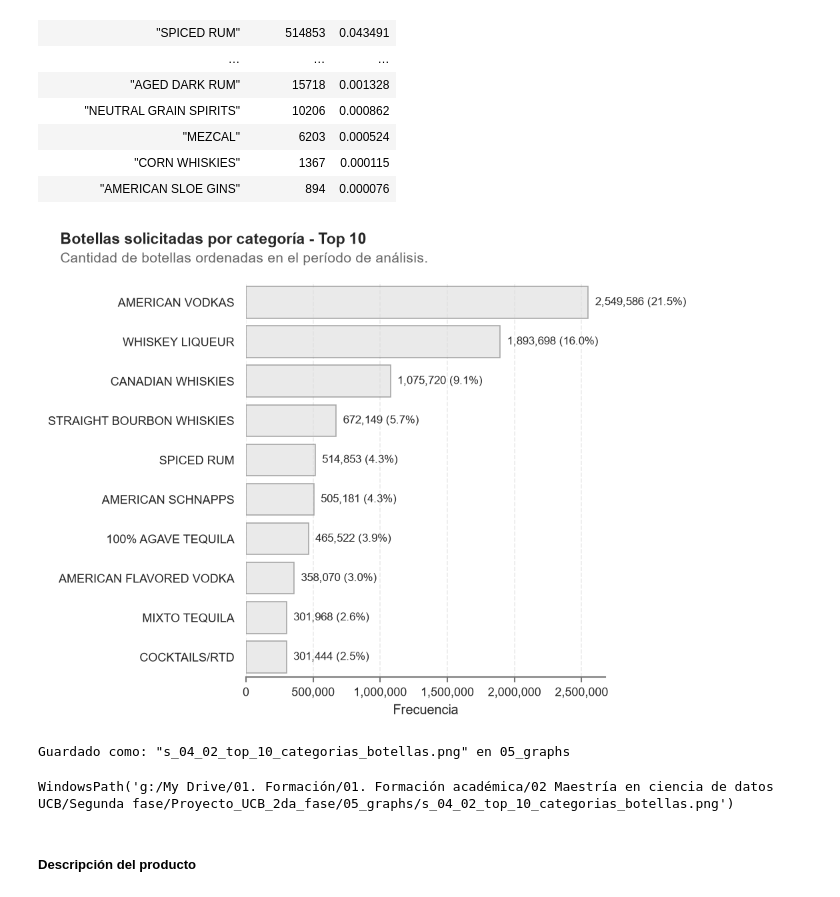
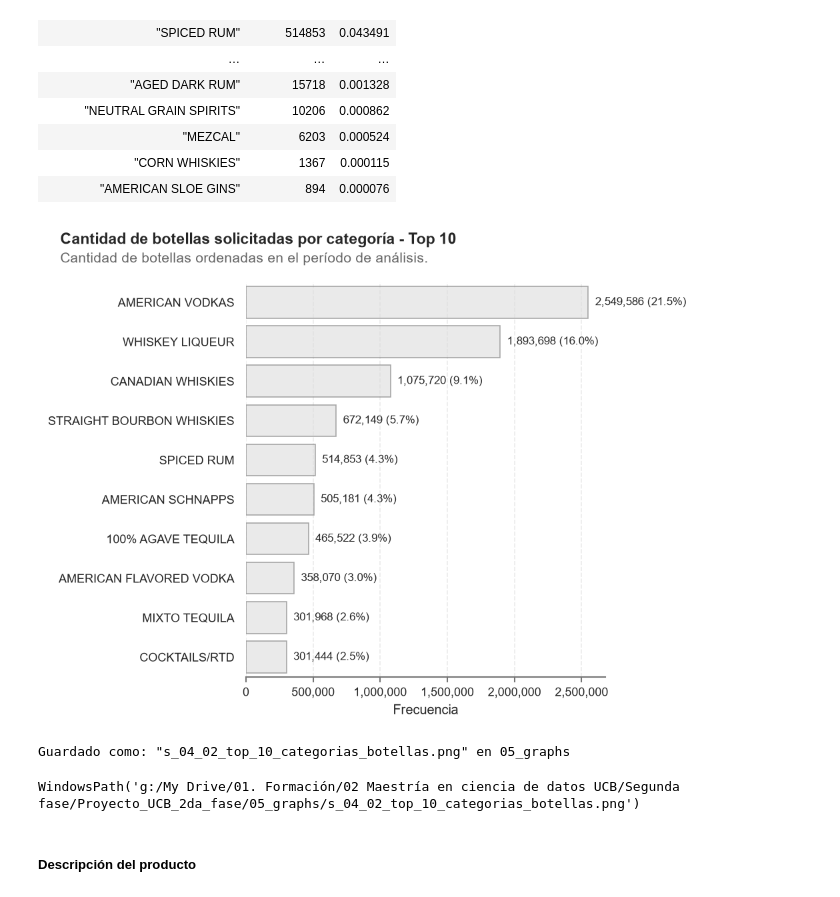
Before and after one commit to charliebrown007/Proyecto_UCB_2da_fase, a Jupyter notebook: 03_scripts/s_04_Fase_02.ipynb, the cells around one changed output. Saved outputs shown, nothing was run; the diff lists cells and outputs as text; code cells hidden in the pictures.

```diff
--- a/03_scripts/s_04_Fase_02.ipynb
+++ b/03_scripts/s_04_Fase_02.ipynb
@@ -136,17 +133,17 @@ shape: (44, 3)
 # %%
 fn_01.plot_cat_function_01(
     df_param = df_01,
     column_param = 'category_name',
     calculate_param = 'sum_bottles',
     top_param = 10,
-    suptitle_param = 'Botellas solicitadas por categoría - Top 10',
+    suptitle_param = 'Cantidad de botellas solicitadas por categoría - Top 10',
     text_param = 'Cantidad de botellas ordenadas en el período de análisis.',
     file_param = 's_04_02_top_10_categorias_botellas.png',
     show_param = True )
 # %% [output]
-[figure, old version]
+[figure, new version]
 Guardado como: "s_04_02_top_10_categorias_botellas.png" en 05_graphs
-WindowsPath('g:/My Drive/01. Formación/01. Formación académica/02 Maestría en ciencia de datos UCB/Segunda fase/Proyecto_UCB_2da_fase/05_graphs/s_04_02_top_10_categorias_botellas.png')
+WindowsPath('g:/My Drive/01. Formación/02 Maestría en ciencia de datos UCB/Segunda fase/Proyecto_UCB_2da_fase/05_graphs/s_04_02_top_10_categorias_botellas.png')
 # %% [markdown]
 <h5 style="font-weight: bold">Descripción del producto</h5>
 # %%
```
Also changed, not shown: parts of 12 cells of this notebook, 10 other files.
